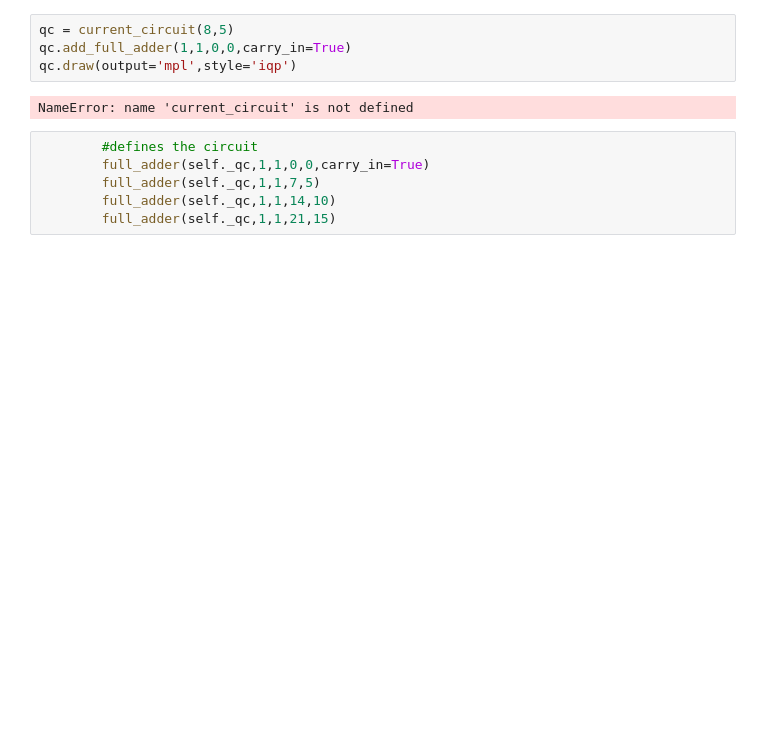
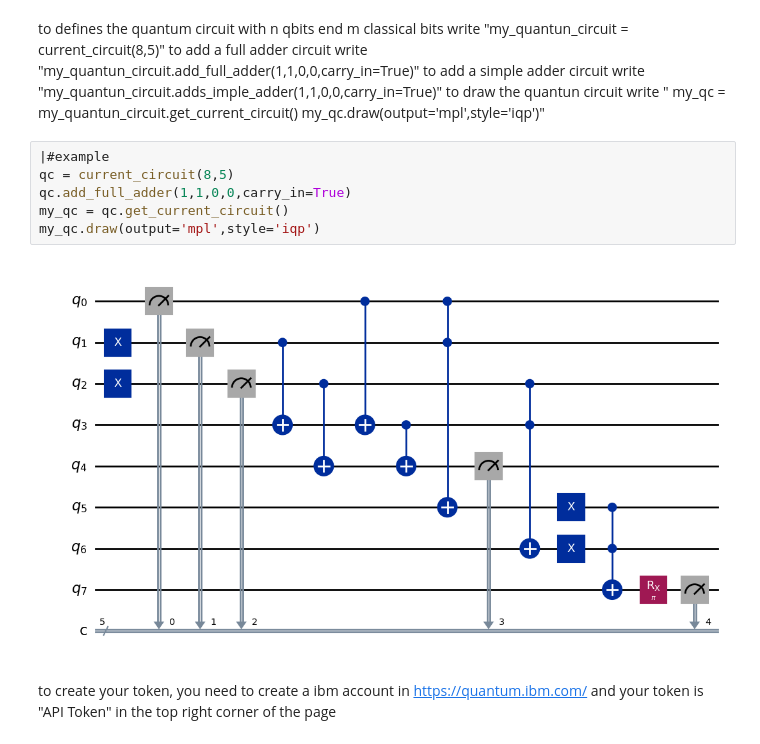
Before and after one commit to delbempedro/ic, a Jupyter notebook: intuitive_notebook.ipynb, the cells around one changed output. Saved outputs shown, nothing was run; the diff lists cells and outputs as text; blank space fills up the shorter version.

```diff
--- a/intuitive_notebook.ipynb
+++ b/intuitive_notebook.ipynb
@@ -17,12 +28,23 @@ ModuleNotFoundError: No module named 'current_circuit'
+# %% [markdown]
+to defines the quantum circuit with n qbits end m classical bits write
+"my_quantun_circuit = current_circuit(8,5)"
+to add a full adder circuit write
+"my_quantun_circuit.add_full_adder(1,1,0,0,carry_in=True)"
+to add a simple adder circuit write
+"my_quantun_circuit.adds_imple_adder(1,1,0,0,carry_in=True)"
+to draw the quantun circuit write
+"
+my_qc = my_quantun_circuit.get_current_circuit()
+my_qc.draw(output='mpl',style='iqp')"
 # %%
+|#example
 qc = current_circuit(8,5)
 qc.add_full_adder(1,1,0,0,carry_in=True)
-qc.draw(output='mpl',style='iqp')
+my_qc = qc.get_current_circuit()
+my_qc.draw(output='mpl',style='iqp')
 # %% [output]
-NameError: name 'current_circuit' is not defined
+[figure, added]
-# %%
-        #defines the circuit
-        full_adder(self._qc,1,1,0,0,carry_in=True)
-        full_adder(self._qc,1,1,7,5)
-        full_adder(self._qc,1,1,14,10)
-        full_adder(self._qc,1,1,21,15)
+# %% [markdown]
+to create your token, you need to create a ibm account in
+https://quantum.ibm.com/
+and your token is "API Token" in the top right corner of the page
```
Also changed, not shown: parts of 8 cells of this notebook.
